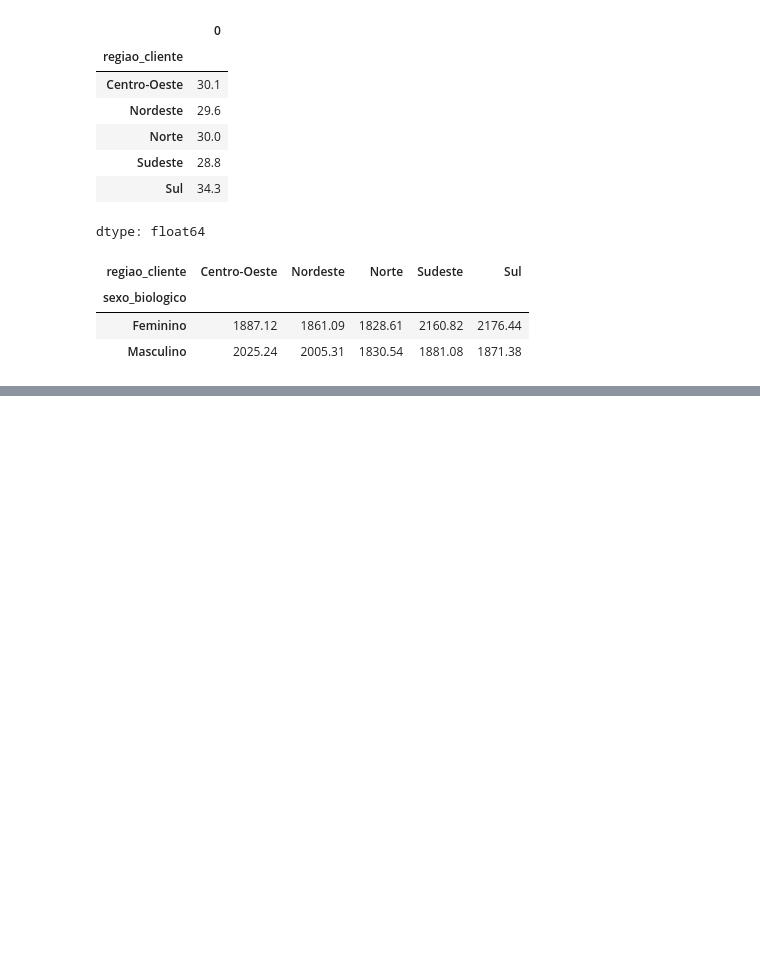
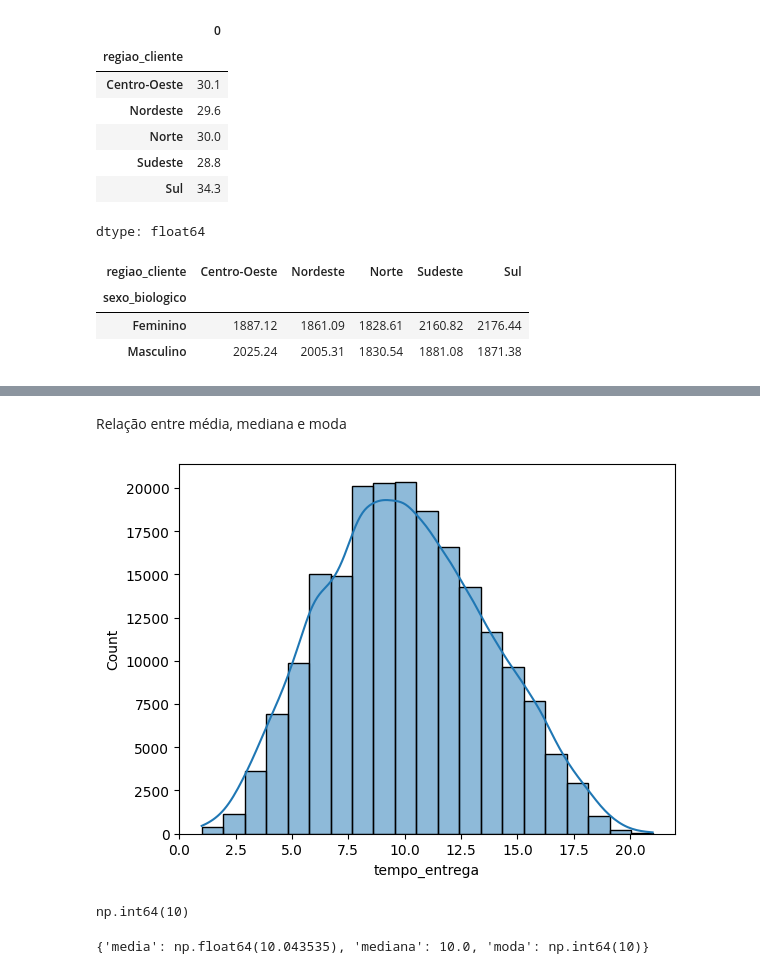
Before and after one commit to EmilyCarla/ONE_DataScience, a Jupyter notebook: EstatisticaComPython.ipynb, the cells around one changed output, grey strips where cells are left out. Cells and saved outputs as stored; diff of their text form; code cells hidden in the pictures; blank space fills up the shorter version.

```diff
--- a/EstatisticaComPython.ipynb
+++ b/EstatisticaComPython.ipynb
@@ -284,0 +411,21 @@ ticket_medio
+# %% [markdown]
+Relação entre média, mediana e moda
+# %%
+sns.histplot(bins=21, data=df, x='tempo_entrega', kde=True, kde_kws={'bw_adjust':2}) #kde = curva de densidade
+plt.show()
+# %% [output]
+[figure, added]
+# %%
+df.tempo_entrega.mode()[0]
+# %% [output]
+np.int64(10)
+# %%
+tempo_entrega_resumo = {
+    'media': df['tempo_entrega'].mean(),
+    'mediana': df['tempo_entrega'].median(),
+    'moda': df['tempo_entrega'].mode()[0]
+}
+tempo_entrega_resumo
+#Distribuição normal simétrica (os valores são praticamente iguais)
+# %% [output]
+{'media': np.float64(10.043535), 'mediana': 10.0, 'moda': np.int64(10)}
```
Also changed, not shown: parts of 20 cells of this notebook.
